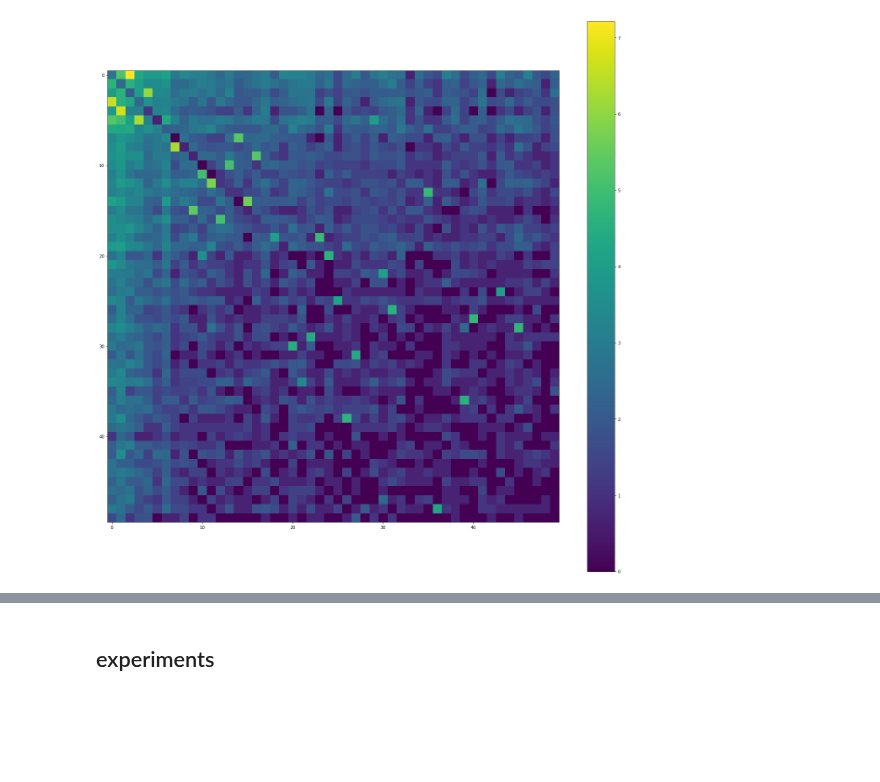
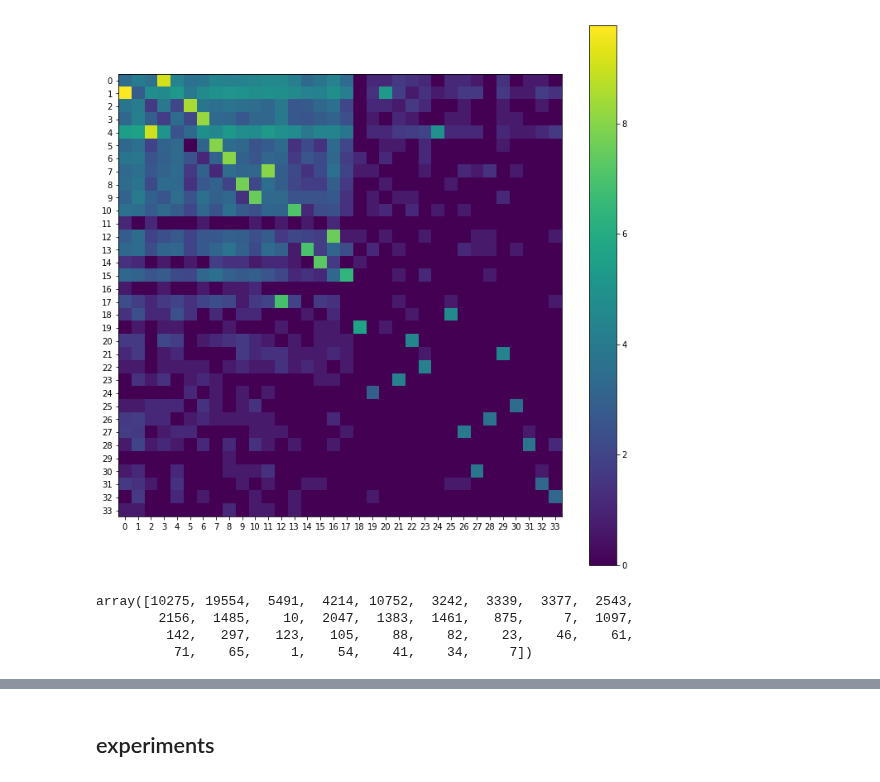
Before and after one commit to rykachevskiy/CRISPR, a Jupyter notebook: SlO after graph investigator.ipynb, the cells around one changed output, grey strips where cells are left out. Saved outputs shown, nothing was run; the diff lists cells and outputs as text; code cells hidden in the pictures; blank space fills up the shorter version.

```diff
--- a/SlO after graph investigator.ipynb
+++ b/SlO after graph investigator.ipynb
@@ -30,10 +30,17 @@ def plot_gr(gr, start=0, end=-1, log = False, all_ticks = False,  s=10):
         plt.yticks(np.arange(start,end))
     plt.show()
 # %%
-graph = np.load("../data/graphs/SlO_22.npy")
-sp_to_n = pickle.load(open("../data/dicts/SlO_sp_to_n_22", 'rb'))
-nd = pickle.load(open("../data/dicts/SlO_counts_22", 'rb'))
+graph = np.load("../data/graphs/ES3_22.npy")[:34, :34]
+sp_to_n = pickle.load(open("../data/dicts/ES3_cl_to_n", 'rb'))
+nd = pickle.load(open("../data/dicts/ES3_nd", 'rb'))
 # %%
-plot_gr(graph, start=0, end = 50,s=24, log = True)
+plot_gr(graph,s=12, log = True, all_ticks=1)
 # %% [output]
-[figure, old version]
+[figure, new version]
+# %%
+graph.sum(1).astype(int)# + graph.sum(0).astype(int)
+# %% [output]
+array([10275, 19554,  5491,  4214, 10752,  3242,  3339,  3377,  2543,
+        2156,  1485,    10,  2047,  1383,  1461,   875,     7,  1097,
+         142,   297,   123,   105,    88,    82,    23,    46,    61,
+          71,    65,     1,    54,    41,    34,     7])
```
Also changed, not shown: parts of 1 cell of this notebook, 6 other files.
